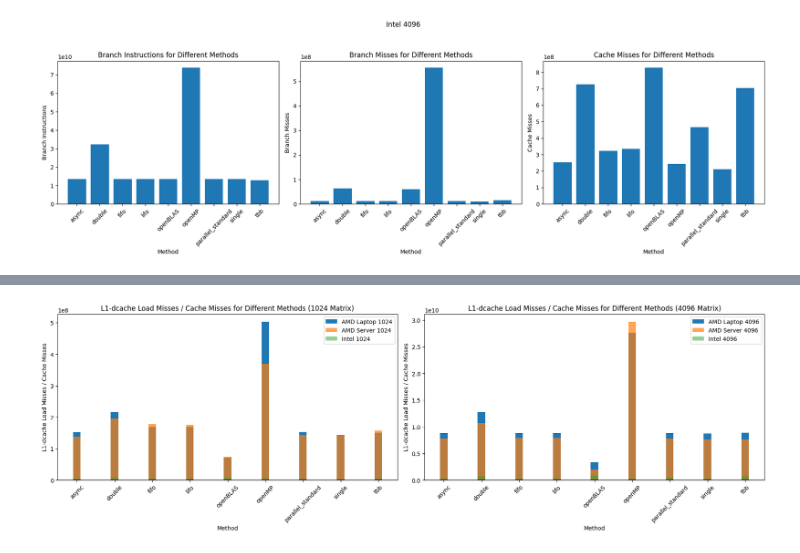
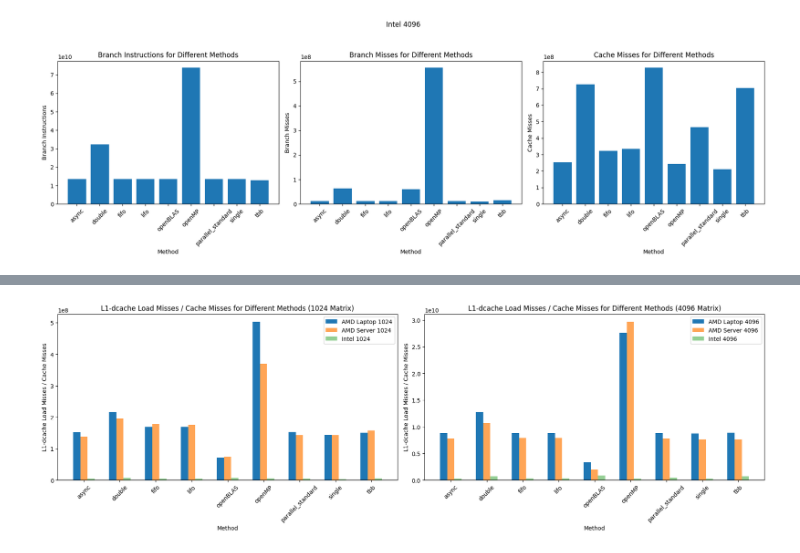
Before and after one commit to TheRealMilesLee/ECS251-GroupProject, a Jupyter notebook: DA/analysis.ipynb, the cells around one changed output, grey strips where cells are left out. Saved outputs shown, nothing was run; the diff lists cells and outputs as text; code cells hidden in the pictures.

Commit message:
Update the graph

```diff
--- a/DA/analysis.ipynb
+++ b/DA/analysis.ipynb
@@ -293,33 +397,69 @@ plt.show()
 # %%
 # Define bar width
 bar_width = 0.2
 
 # Create subplots
 fig, axs = plt.subplots(1, 2, figsize=(18, 6))
 
+# Create x-axis positions
+methods = amd_laptop_1024['Method']
+x = np.arange(len(methods))  # Base x locations for bars
+
 # Plot L1-dcache Load Misses for AMD 1024 and Cache Misses for Intel 1024
-axs[0].bar(amd_laptop_1024['Method'], amd_laptop_1024['L1-dcache Load Misses'], width=bar_width, label='AMD Laptop 1024')
-axs[0].bar(amd_server_1024['Method'], amd_server_1024['L1-dcache Load Misses'], width=bar_width, label='AMD Server 1024', alpha=0.7)
-axs[0].bar(intel_1024['Method'], intel_1024['Cache Misses'], width=bar_width, label='Intel 1024', alpha=0.5)
+axs[0].bar(x - bar_width,
+           amd_laptop_1024['L1-dcache Load Misses'],
+           width=bar_width,
+           label='AMD Laptop 1024')
+axs[0].bar(x,
+           amd_server_1024['L1-dcache Load Misses'],
+           width=bar_width,
+           label='AMD Server 1024',
+           alpha=0.7)
+axs[0].bar(x + bar_width,
+           intel_1024['Cache Misses'],
+           width=bar_width,
+           label='Intel 1024',
+           alpha=0.5)
+
+axs[0].set_xticks(x)
+axs[0].set_xticklabels(methods, rotation=45)
 axs[0].set_xlabel('Method')
 axs[0].set_ylabel('L1-dcache Load Misses / Cache Misses')
-axs[0].set_title('L1-dcache Load Misses / Cache Misses for Different Methods (1024 Matrix)')
-axs[0].tick_params(axis='x', rotation=45)
+axs[0].set_title(
+    'L1-dcache Load Misses / Cache Misses for Different Methods (1024 Matrix)')
 axs[0].legend()
 
+# Create x-axis positions for 4096 matrix
+methods_4096 = amd_laptop_4096['Method']
+x_4096 = np.arange(len(methods_4096))
+
 # Plot L1-dcache Load Misses for AMD 4096 and Cache Misses for Intel 4096
-axs[1].bar(amd_laptop_4096['Method'], amd_laptop_4096['L1-dcache Load Misses'], width=bar_width, label='AMD Laptop 4096')
-axs[1].bar(amd_server_4096['Method'], amd_server_4096['L1-dcache Load Misses'], width=bar_width, label='AMD Server 4096', alpha=0.7)
-axs[1].bar(intel_4096['Method'], intel_4096['Cache Misses'], width=bar_width, label='Intel 4096', alpha=0.5)
+axs[1].bar(x_4096 - bar_width,
+           amd_laptop_4096['L1-dcache Load Misses'],
+           width=bar_width,
+           label='AMD Laptop 4096')
+axs[1].bar(x_4096,
+           amd_server_4096['L1-dcache Load Misses'],
+           width=bar_width,
+           label='AMD Server 4096',
+           alpha=0.7)
+axs[1].bar(x_4096 + bar_width,
+           intel_4096['Cache Misses'],
+           width=bar_width,
+           label='Intel 4096',
+           alpha=0.5)
+
+axs[1].set_xticks(x_4096)
+axs[1].set_xticklabels(methods_4096, rotation=45)
 axs[1].set_xlabel('Method')
 axs[1].set_ylabel('L1-dcache Load Misses / Cache Misses')
-axs[1].set_title('L1-dcache Load Misses / Cache Misses for Different Methods (4096 Matrix)')
-axs[1].tick_params(axis='x', rotation=45)
+axs[1].set_title(
+    'L1-dcache Load Misses / Cache Misses for Different Methods (4096 Matrix)')
 axs[1].legend()
 
 # Adjust layout
 plt.tight_layout()
 plt.show()
 # %% [output]
-[figure, old version]
+[figure, new version]
 # %%
```
Also changed, not shown: parts of 5 cells of this notebook.
